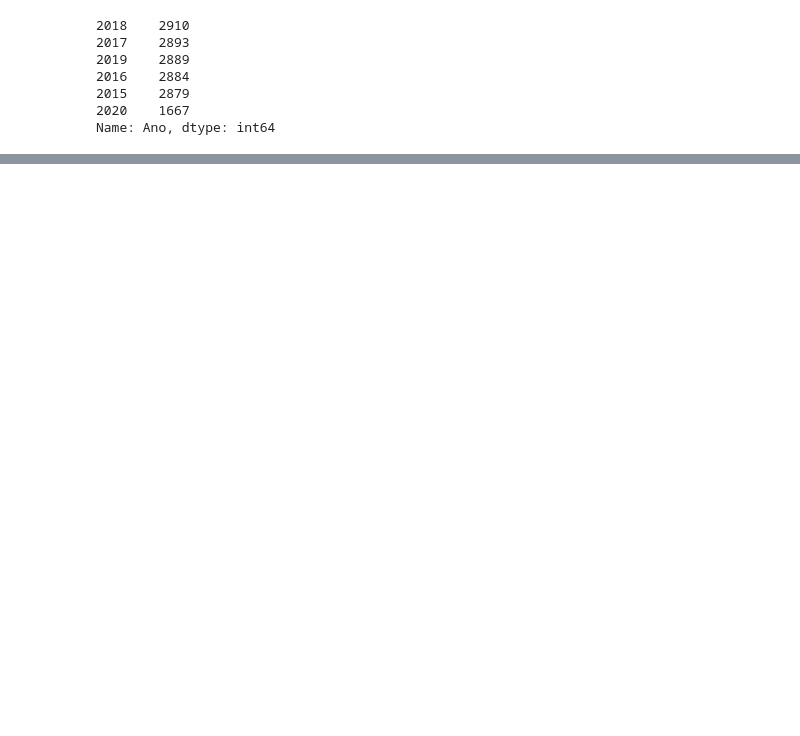
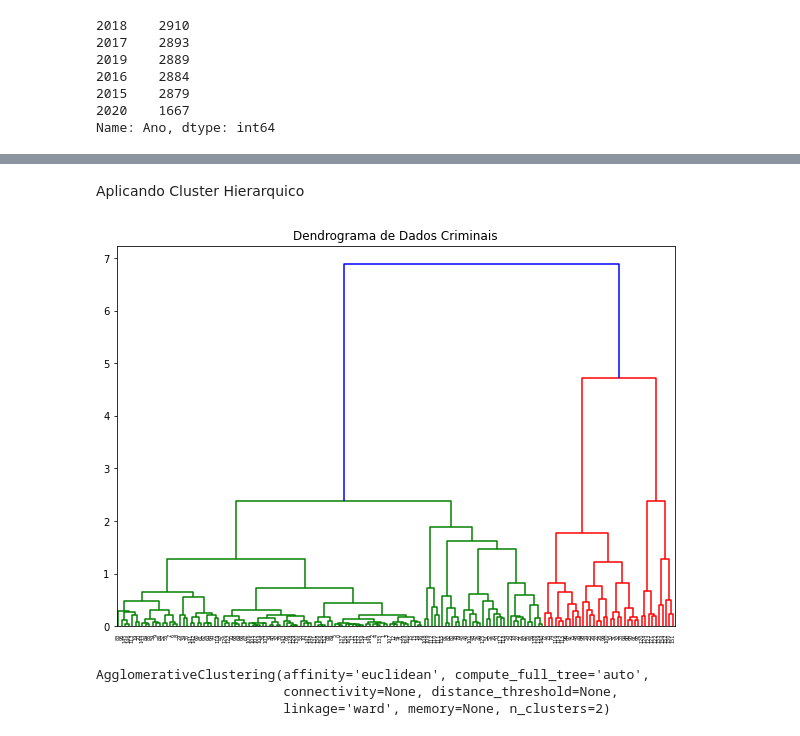
Before and after one commit to erivaschaves/Client, a Jupyter notebook: Trabalho_Prático_2.ipynb, the cells around one changed output, grey strips where cells are left out. Cells and saved outputs as stored; diff of their text form; code cells hidden in the pictures; blank space fills up the shorter version.

```diff
--- a/Trabalho_Prático_2.ipynb
+++ b/Trabalho_Prático_2.ipynb
@@ -89,0 +140,6 @@ ParserError: ignored
+# %%
+x = dataset_br_group[['Estupro','Furto de veículo','Homicídio doloso','Lesão corporal seguida de morte','Roubo a instituição financeira','Roubo de carga','Roubo de veículo','Roubo seguido de morte (latrocínio)','Tentativa de homicídio']].values #returns a numpy array
+min_max_scaler = preprocessing.MinMaxScaler()
+x_scaled = min_max_scaler.fit_transform(x)
+dataset_br_norm = pd.DataFrame(x_scaled, index=dataset_br_group.index, columns=['Estupro','Furto de veículo','Homicídio doloso','Lesão corporal seguida de morte','Roubo a instituição financeira','Roubo de carga','Roubo de veículo','Roubo seguido de morte (latrocínio)','Tentativa de homicídio'])
+dataset_br_norm.head()
@@ -89,0 +153,3 @@ ParserError: ignored
+# %%
+#Trocando valores nulos por 0
+dataset_br_norm = dataset_br_norm.fillna(0)
@@ -89,0 +239,15 @@ ParserError: ignored
+# %% [markdown]
+Aplicando Cluster Hierarquico
+# %%
+plt.figure(figsize=(10, 7))
+plt.title("Dendrograma de Dados Criminais")
+dend = shc.dendrogram(shc.linkage(dataset_br_norm, method='ward'))
+# %% [output]
+[figure, added]
+# %%
+agg_cluster = AgglomerativeClustering(affinity='euclidean', linkage='ward')
+agg_cluster.fit(dataset_br_norm[['Estupro','Furto de veículo','Homicídio doloso','Lesão corporal seguida de morte','Roubo a instituição financeira','Roubo de carga','Roubo de veículo','Roubo seguido de morte (latrocínio)','Tentativa de homicídio']])
+# %% [output]
+AgglomerativeClustering(affinity='euclidean', compute_full_tree='auto',
+                        connectivity=None, distance_threshold=None,
+                        linkage='ward', memory=None, n_clusters=2)
```
Also changed, not shown: parts of 43 cells of this notebook.
